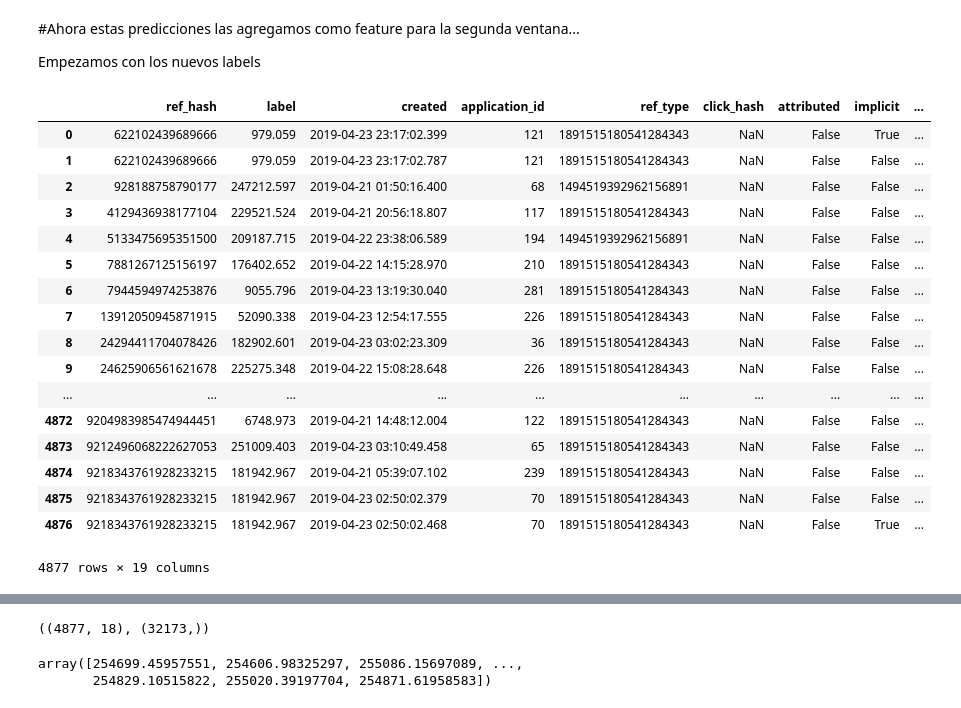
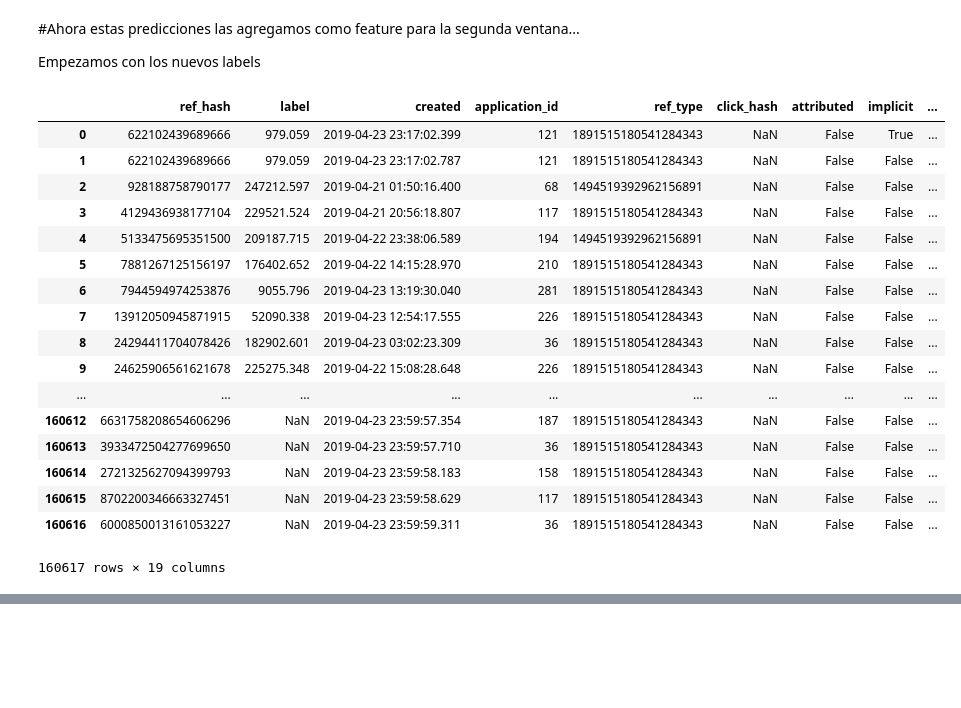
Before and after one commit to EugeniaFranchi/TP-Datos-2019, a Jupyter notebook: TP2/sklearn.ipynb, the cells around one changed output, grey strips where cells are left out. Saved outputs shown, nothing was run; the diff lists cells and outputs as text; code cells hidden in the pictures; blank space fills up the shorter version.

Commit message:
Se usa right join y se cambia el y maximo a 3 dias

```diff
--- a/TP2/sklearn.ipynb
+++ b/TP2/sklearn.ipynb
@@ -182,28 +181,28 @@ label2['created'] = label2['created'] - pd.Timestamp('2019-04-24 00:00:00')
 label2['created'] = label2['created'].transform(lambda x: x.total_seconds())
 # %%
 label2 = label2.reset_index()
-label2 = label2.merge(installs['2019-04-21':'2019-04-23'].reset_index(),on="ref_hash", how="inner")
+label2 = label2.merge(installs['2019-04-21':'2019-04-23'].reset_index(),on="ref_hash", how="right")
 label2 = label2.rename(columns={'created_x':'label','created_y':'created'})
 label2
 # %% [output]
 |  | ref_hash | label | created | application_id | ref_type | click_hash | attributed | implicit | ... |
 | 0 | 622102439689666 | 979.059 | 2019-04-23 23:17:02.399 | 121 | 1891515180541284343 | NaN | False | True | ... |
 | 1 | 622102439689666 | 979.059 | 2019-04-23 23:17:02.787 | 121 | 1891515180541284343 | NaN | False | False | ... |
 | 2 | 928188758790177 | 247212.597 | 2019-04-21 01:50:16.400 | 68 | 1494519392962156891 | NaN | False | False | ... |
 | 3 | 4129436938177104 | 229521.524 | 2019-04-21 20:56:18.807 | 117 | 1891515180541284343 | NaN | False | False | ... |
 | 4 | 5133475695351500 | 209187.715 | 2019-04-22 23:38:06.589 | 194 | 1494519392962156891 | NaN | False | False | ... |
 | 5 | 7881267125156197 | 176402.652 | 2019-04-22 14:15:28.970 | 210 | 1891515180541284343 | NaN | False | False | ... |
 | 6 | 7944594974253876 | 9055.796 | 2019-04-23 13:19:30.040 | 281 | 1891515180541284343 | NaN | False | False | ... |
 | 7 | 13912050945871915 | 52090.338 | 2019-04-23 12:54:17.555 | 226 | 1891515180541284343 | NaN | False | False | ... |
 | 8 | 24294411704078426 | 182902.601 | 2019-04-23 03:02:23.309 | 36 | 1891515180541284343 | NaN | False | False | ... |
 | 9 | 24625906561621678 | 225275.348 | 2019-04-22 15:08:28.648 | 226 | 1891515180541284343 | NaN | False | False | ... |
 | ... | ... | ... | ... | ... | ... | ... | ... | ... | ... |
-| 4872 | 9204983985474944451 | 6748.973 | 2019-04-21 14:48:12.004 | 122 | 1891515180541284343 | NaN | False | False | ... |
-| 4873 | 9212496068222627053 | 251009.403 | 2019-04-23 03:10:49.458 | 65 | 1891515180541284343 | NaN | False | False | ... |
-| 4874 | 9218343761928233215 | 181942.967 | 2019-04-21 05:39:07.102 | 239 | 1891515180541284343 | NaN | False | False | ... |
-| 4875 | 9218343761928233215 | 181942.967 | 2019-04-23 02:50:02.379 | 70 | 1891515180541284343 | NaN | False | False | ... |
-| 4876 | 9218343761928233215 | 181942.967 | 2019-04-23 02:50:02.468 | 70 | 1891515180541284343 | NaN | False | True | ... |
+| 160612 | 6631758208654606296 | NaN | 2019-04-23 23:59:57.354 | 187 | 1891515180541284343 | NaN | False | False | ... |
+| 160613 | 3933472504277699650 | NaN | 2019-04-23 23:59:57.710 | 36 | 1891515180541284343 | NaN | False | False | ... |
+| 160614 | 2721325627094399793 | NaN | 2019-04-23 23:59:58.183 | 158 | 1891515180541284343 | NaN | False | False | ... |
+| 160615 | 8702200346663327451 | NaN | 2019-04-23 23:59:58.629 | 117 | 1891515180541284343 | NaN | False | False | ... |
+| 160616 | 6000850013161053227 | NaN | 2019-04-23 23:59:59.311 | 36 | 1891515180541284343 | NaN | False | False | ... |
-4877 rows × 19 columns
+160617 rows × 19 columns
 # %%
 y2=label2.loc[:,'label']
 # %%
@@ -216,15 +215,6 @@ data2.head()
 | 2 | 928188758790177 | 2019-04-21 01:50:16.400 | 68 | 1494519392962156891 | NaN | False | False | 6287817205707153877 | ... |
 | 3 | 4129436938177104 | 2019-04-21 20:56:18.807 | 117 | 1891515180541284343 | NaN | False | False | 6287817205707153877 | ... |
 | 4 | 5133475695351500 | 2019-04-22 23:38:06.589 | 194 | 1494519392962156891 | NaN | False | False | 6287817205707153877 | ... |
-# %%
-data2.shape,pred.shape
-# %% [output]
-((4877, 18), (32173,))
-# %%
-pred
-# %% [output]
-array([254699.45957551, 254606.98325297, 255086.15697089, ...,
-       254829.10515822, 255020.39197704, 254871.61958583])
 # %%
 #Esas pred se las tenemos que agregar al set de entrenamiento ...
 #¿Como hacemos? solo tenemos 990 filas! rellenamos con algun numero? o sea 999999?
```
Also changed, not shown: parts of 12 cells of this notebook.
